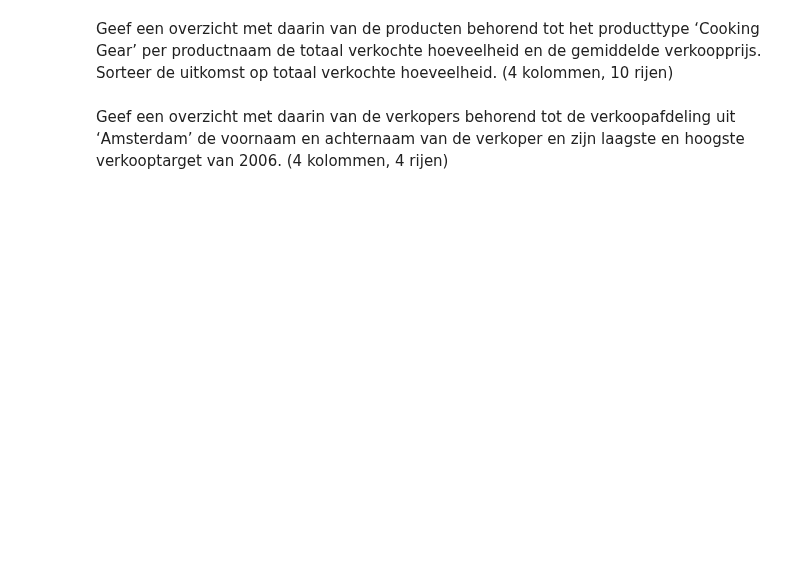
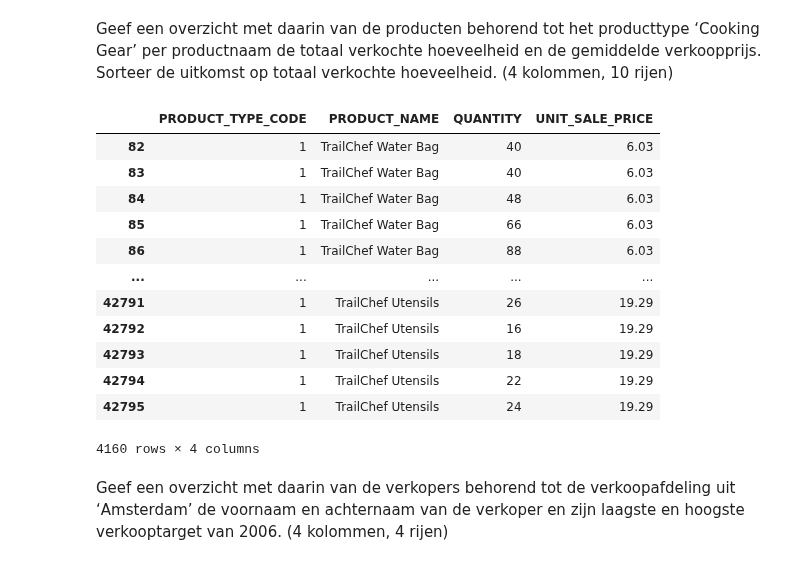
Before and after one commit to troykort/DaD, a Jupyter notebook: Practicum_2.3_Opdracht/Practicum_2.3_Opdrachten.ipynb, the cells around one changed output. Drawn from its saved outputs; the diff is of its cells as text; code cells hidden in the pictures; blank space fills up the shorter version.

```diff
--- a/Practicum_2.3_Opdracht/Practicum_2.3_Opdrachten.ipynb
+++ b/Practicum_2.3_Opdracht/Practicum_2.3_Opdrachten.ipynb
@@ -377,5 +444,32 @@ retailer_site.groupby('COUNTRY_CODE',as_index=False)['RETAILER_SITE_CODE'].count
 # %% [markdown]
 Geef een overzicht met daarin van de producten behorend tot het producttype ‘Cooking Gear’ per productnaam de totaal verkochte hoeveelheid en de gemiddelde verkoopprijs. Sorteer de uitkomst op totaal verkochte hoeveelheid. (4 kolommen, 10 rijen)
+# %%
+product_merge = pd.merge(order_details,product,left_on='PRODUCT_NUMBER',how='left',right_on='PRODUCT_NUMBER')
+product_merge_cooking_is = product_merge['PRODUCT_TYPE_CODE'].astype(float) == 1
+product_merge_cooking = product_merge.loc[product_merge_cooking_is, ['PRODUCT_TYPE_CODE','PRODUCT_NAME','QUANTITY','UNIT_SALE_PRICE']]
+
+product_merge_cooking['QUANTITY'] = pd.to_numeric(product_merge_cooking['QUANTITY'], errors='coerce')
+product_merge_cooking ['UNIT_SALE_PRICE'] = pd.to_numeric(product_merge_cooking['UNIT_SALE_PRICE'], errors='coerce')
+
+ge_group = product_merge_cooking.groupby(['PRODUCT_NAME'], as_index=False).agg(
+    Total_Quantity=('QUANTITY', 'sum'),
+    Average_Price=('UNIT_SALE_PRICE', 'mean')
+)
+product_merge_cooking
+# %% [output]
+|  | PRODUCT_TYPE_CODE | PRODUCT_NAME | QUANTITY | UNIT_SALE_PRICE |
+| 82 | 1 | TrailChef Water Bag | 40 | 6.03 |
+| 83 | 1 | TrailChef Water Bag | 40 | 6.03 |
+| 84 | 1 | TrailChef Water Bag | 48 | 6.03 |
+| 85 | 1 | TrailChef Water Bag | 66 | 6.03 |
+| 86 | 1 | TrailChef Water Bag | 88 | 6.03 |
+| ... | ... | ... | ... | ... |
+| 42791 | 1 | TrailChef Utensils | 26 | 19.29 |
+| 42792 | 1 | TrailChef Utensils | 16 | 19.29 |
+| 42793 | 1 | TrailChef Utensils | 18 | 19.29 |
+| 42794 | 1 | TrailChef Utensils | 22 | 19.29 |
+| 42795 | 1 | TrailChef Utensils | 24 | 19.29 |
+4160 rows × 4 columns
 # %% [markdown]
 Geef een overzicht met daarin van de verkopers behorend tot de verkoopafdeling uit ‘Amsterdam’ de voornaam en achternaam van de verkoper en zijn laagste en hoogste verkooptarget van 2006. (4 kolommen, 4 rijen)
 # %%
```
Also changed, not shown: parts of 5 cells of this notebook.
